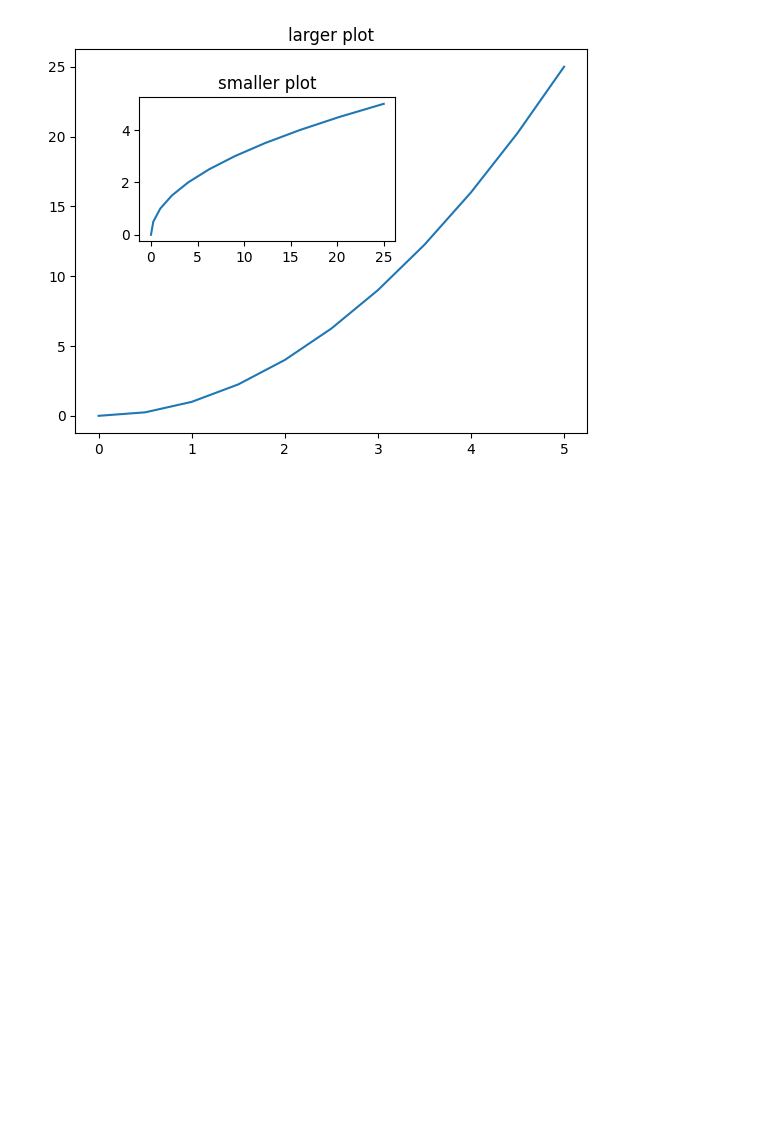
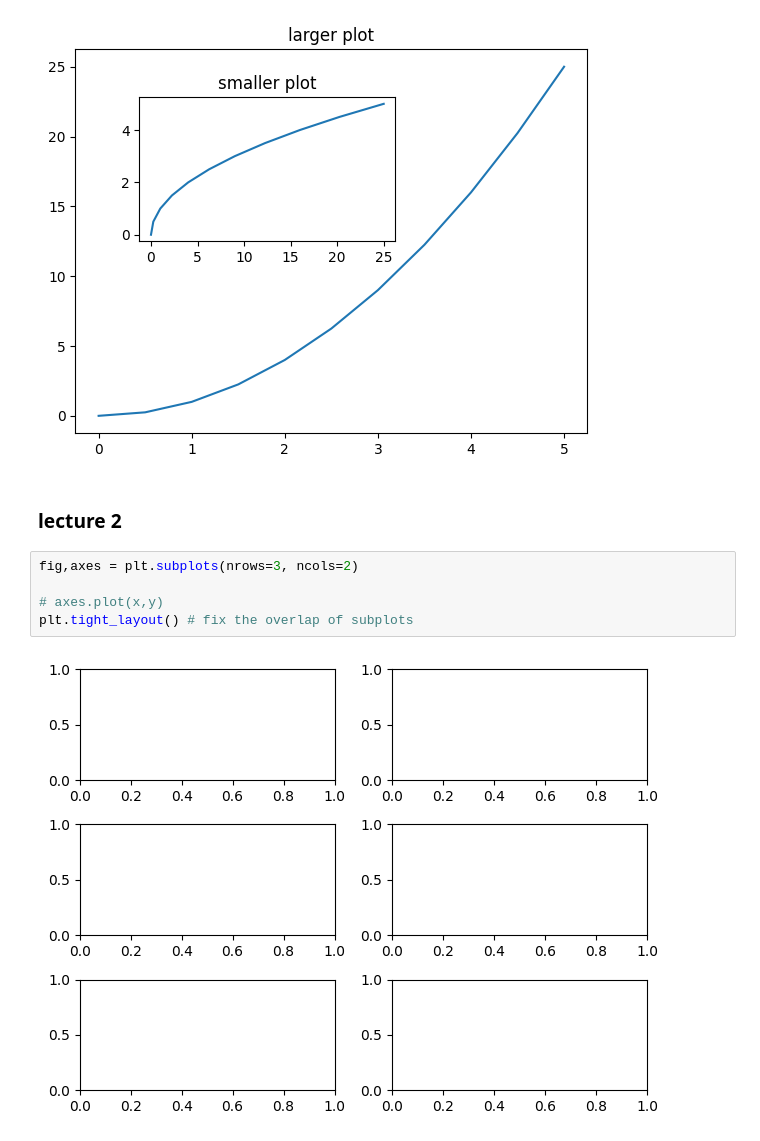
Before and after one commit to depa-tto/Machine-Learning-course, a Jupyter notebook: matplotlib_module/matplotlib_1.ipynb, the cells around one changed output. Cells and saved outputs as stored; diff of their text form; blank space fills up the shorter version.

Commit message:
matplotlib lecture 2

```diff
--- a/matplotlib_module/matplotlib_1.ipynb
+++ b/matplotlib_module/matplotlib_1.ipynb
@@ -82,3 +82,12 @@ axes2.set_title('smaller plot')
 # %% [output]
 Text(0.5, 1.0, 'smaller plot')
 [figure]
+# %% [markdown]
+### lecture 2
+# %%
+fig,axes = plt.subplots(nrows=3, ncols=2)
+
+# axes.plot(x,y)
+plt.tight_layout() # fix the overlap of subplots
+# %% [output]
+[figure, added]
```
Also changed, not shown: parts of 12 cells of this notebook, 1 other file.
